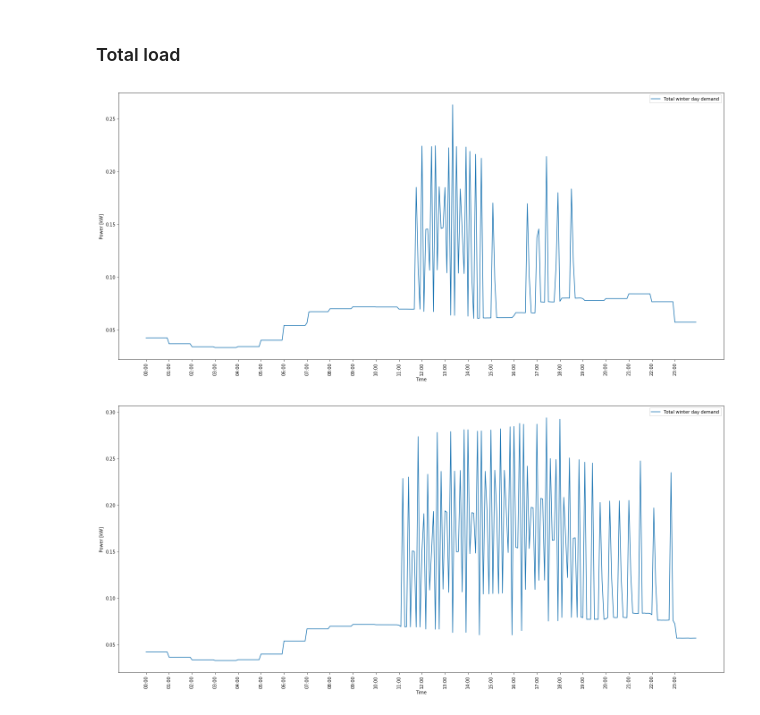
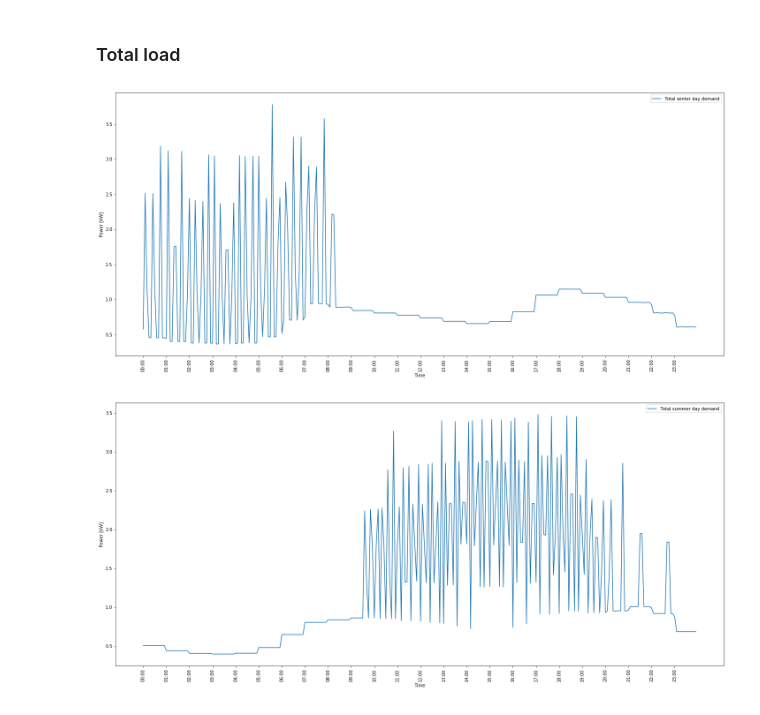
Before and after one commit to aivanova5/electrification_study, a Jupyter notebook: pythontools/enduseplots/enduse_plots.ipynb, the cells around one changed output. Drawn from its saved outputs; the diff is of its cells as text; code cells hidden in the pictures.

Commit message:
Using min/max temp to determine the peak winter and summer days

```diff
--- a/pythontools/enduseplots/enduse_plots.ipynb
+++ b/pythontools/enduseplots/enduse_plots.ipynb
@@ -35,0 +10,18 @@ Peak summer day ['2020-09-30 16:00:00 PDT', 266.347]
+# %%
+tmy3_file_location = "../../data/CA-San_Jose_Intl_Ap.tmy3"
+dry_bulb = []
+timestamp = []
+with open(tmy3_file_location, newline='', mode='r') as csvfile :
+    fr = csv.reader(csvfile, delimiter=',', quotechar='|')
+    next(fr)
+    for row in fr :
+        if 'Date' not in row[0] :
+            timestamp.append(row[0])
+            dry_bulb.append(float(row[31]))
+peak_day_winter = [timestamp[dry_bulb.index(min(dry_bulb))],min(dry_bulb)]
+peak_day_summer = [timestamp[dry_bulb.index(max(dry_bulb))],max(dry_bulb)]
+print('Peak winter day', peak_day_winter)
+print('Peak summer day', peak_day_summer)
+
+peak_month_day_winter = peak_day_winter[0][0:2] + '-' + peak_day_winter[0][3:5]
+peak_month_day_summer = peak_day_summer[0][0:2] + '-' + peak_day_summer[0][3:5]
@@ -351,25 +213,0 @@ tmp_1.savefig("output/range_load_summer.png")
-# %%
-time_print = []
-time_nozone = []
-value = []
-plt_time = []
-plt_value = []
-time,value = zip(*wh_load_summer)
-plt_value = list(map(float, value))
-for t in time :
-    time_nozone.append(t[:-4])
-plt_time = [dateutil.parser.parse(s) for s in time_nozone]
-ax=plt.gca()
-ax.set_xticks(plt_time)
-plt.xticks(ax.get_xticks()[::12], rotation=90 )
-xfmt = md.DateFormatter('%H:%M')
-ax.xaxis.set_major_formatter(xfmt)
-plt.plot(plt_time,plt_value,label='WATER HEATER')
-tmp_1 = plt.gcf() # get current figure
-plt.tight_layout()
-plt.legend()
-plt.xlabel("Time")
-plt.ylabel("Power [kW]")
-plt.draw()
-tmp_1.set_size_inches(21.5, 10.5)
-tmp_1.savefig("output/wh_load_summer.png")
@@ -386,24 +240,24 @@ Summer minmum waterheater demand : 0.0035461 kW
 # %%
 time_nozone = []
 for t in timeseries_total :
     time_nozone.append(t[:-4])
 plt_time = [dateutil.parser.parse(s) for s in time_nozone]
 ax=plt.gca()
 ax.set_xticks(plt_time)
 plt.xticks(ax.get_xticks()[::12], rotation=90 )
 xfmt = md.DateFormatter('%H:%M')
 ax.xaxis.set_major_formatter(xfmt)
-plt.plot(plt_time,total_winter,label='Total winter day demand')
+plt.plot(plt_time,[x * 12 for x in total_winter],label='Total winter day demand')
 tmp_1 = plt.gcf() # get current figure
 plt.tight_layout()
 plt.legend()
 plt.xlabel("Time")
 plt.ylabel("Power [kW]")
 plt.draw()
 tmp_1.set_size_inches(21.5, 10.5)
 tmp_1.savefig("output/total_load_winter.png")
 # %% [output]
-[figure, old version]
+[figure, new version]
 # %%
 time_nozone = []
 for t in timeseries_total :
@@ -414,7 +268,7 @@ ax.set_xticks(plt_time)
 plt.xticks(ax.get_xticks()[::12], rotation=90 )
 xfmt = md.DateFormatter('%H:%M')
 ax.xaxis.set_major_formatter(xfmt)
-plt.plot(plt_time,total_summer,label='Total winter day demand')
+plt.plot(plt_time,[x * 12 for x in total_summer],label='Total summer day demand')
 tmp_1 = plt.gcf() # get current figure
 plt.tight_layout()
 plt.legend()
@@ -424,4 +278,4 @@ plt.draw()
 tmp_1.set_size_inches(21.5, 10.5)
 tmp_1.savefig("output/total_load_summer.png")
 # %% [output]
-[figure, old version]
+[figure, new version]
```
Also changed, not shown: parts of 23 cells of this notebook, 4 other files.
